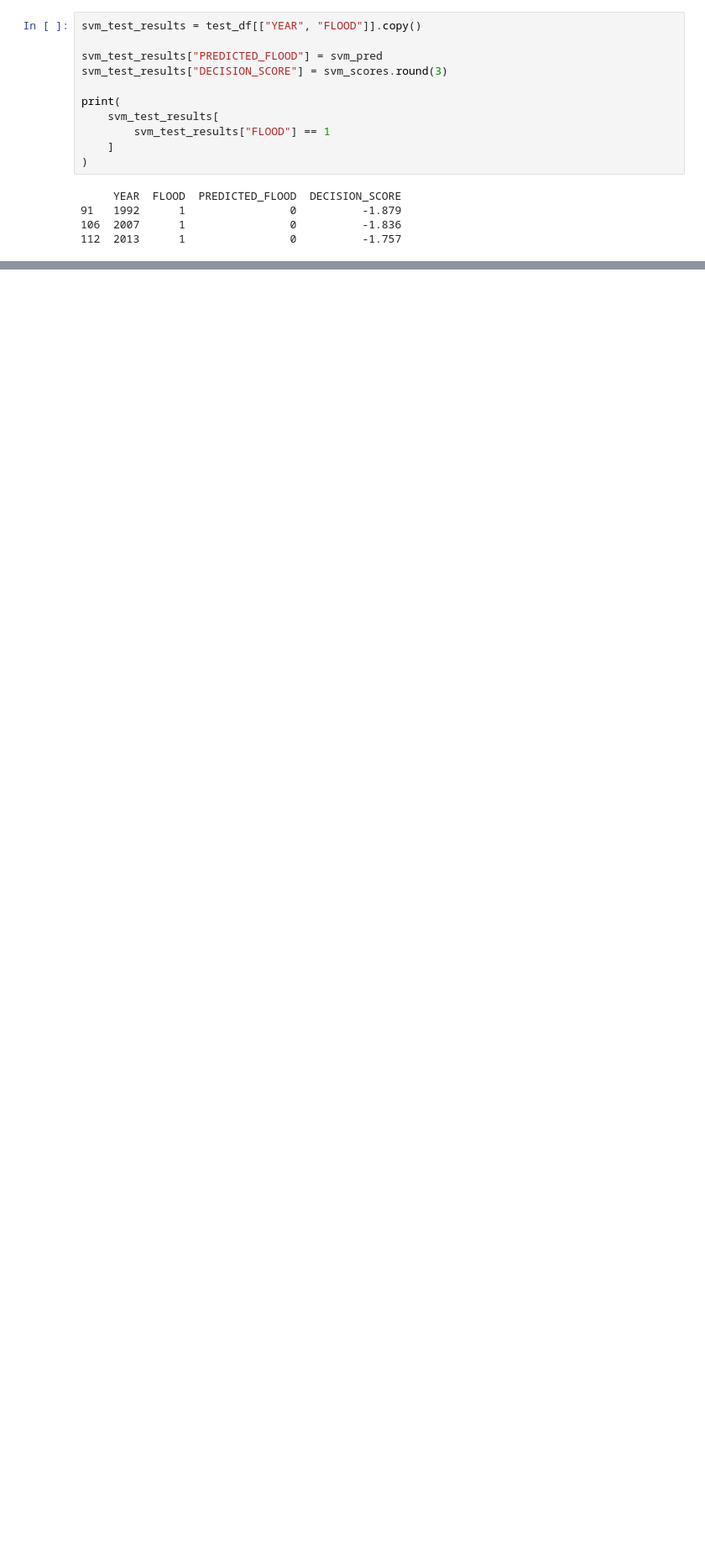
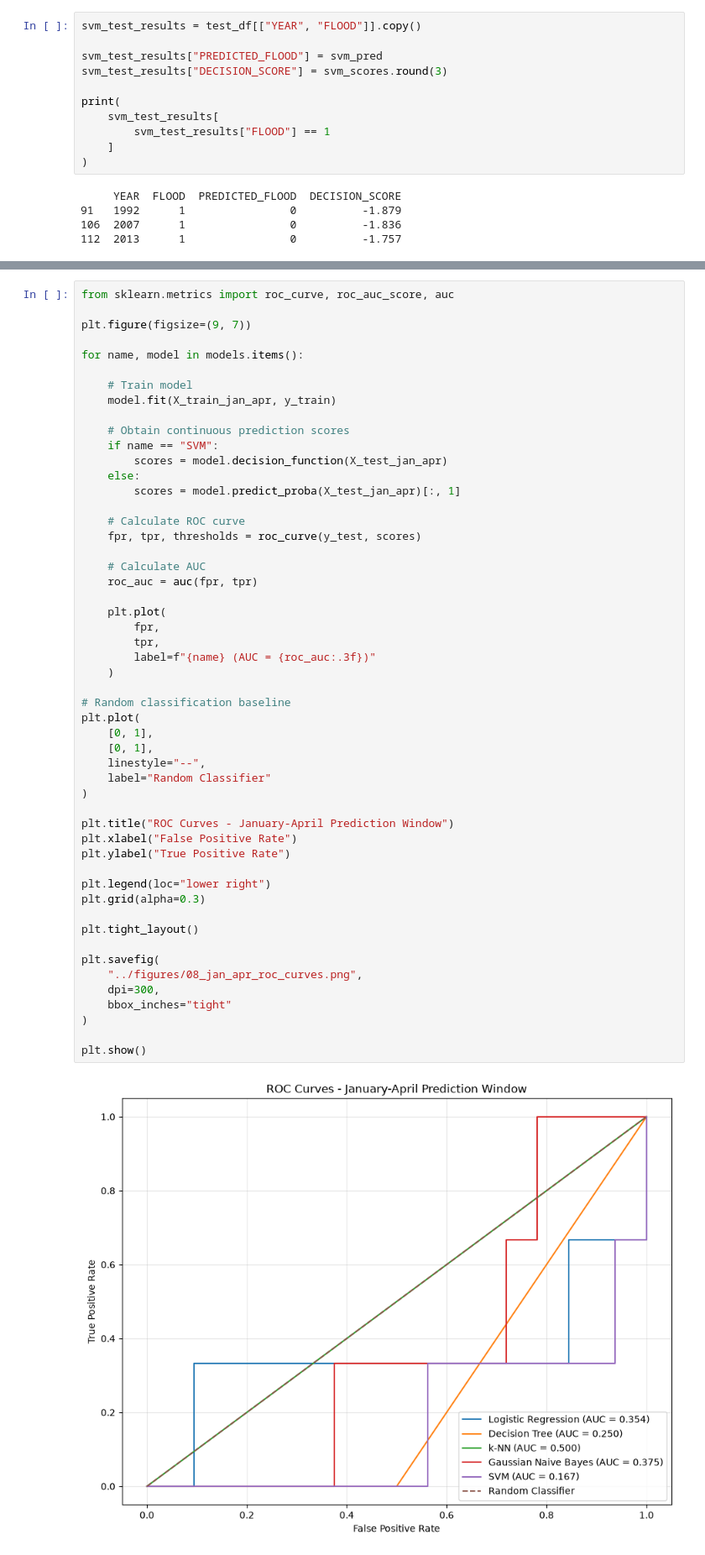
Before and after one commit to meppyy/kerala-flood-year-prediction, a Jupyter notebook: notebooks/03_model_development.ipynb, the cells around one changed output, grey strips where cells are left out. Shown at 84% size. Cells and saved outputs as stored; diff of their text form; blank space fills up the shorter version.

```diff
--- a/notebooks/03_model_development.ipynb
+++ b/notebooks/03_model_development.ipynb
@@ -813,0 +1356,54 @@ print(
+# %%
+from sklearn.metrics import roc_curve, roc_auc_score, auc
+
+plt.figure(figsize=(9, 7))
+
+for name, model in models.items():
+
+    # Train model
+    model.fit(X_train_jan_apr, y_train)
+
+    # Obtain continuous prediction scores
+    if name == "SVM":
+        scores = model.decision_function(X_test_jan_apr)
+    else:
+        scores = model.predict_proba(X_test_jan_apr)[:, 1]
+
+    # Calculate ROC curve
+    fpr, tpr, thresholds = roc_curve(y_test, scores)
+
+    # Calculate AUC
+    roc_auc = auc(fpr, tpr)
+
+    plt.plot(
+        fpr,
+        tpr,
+        label=f"{name} (AUC = {roc_auc:.3f})"
+    )
+
+# Random classification baseline
+plt.plot(
+    [0, 1],
+    [0, 1],
+    linestyle="--",
+    label="Random Classifier"
+)
+
+plt.title("ROC Curves - January-April Prediction Window")
+plt.xlabel("False Positive Rate")
+plt.ylabel("True Positive Rate")
+
+plt.legend(loc="lower right")
+plt.grid(alpha=0.3)
+
+plt.tight_layout()
+
+plt.savefig(
+    "../figures/08_jan_apr_roc_curves.png",
+    dpi=300,
+    bbox_inches="tight"
+)
+
+plt.show()
+# %% [output]
+[figure, added]
```
Also changed, not shown: parts of 14 cells of this notebook, 6 other files.
